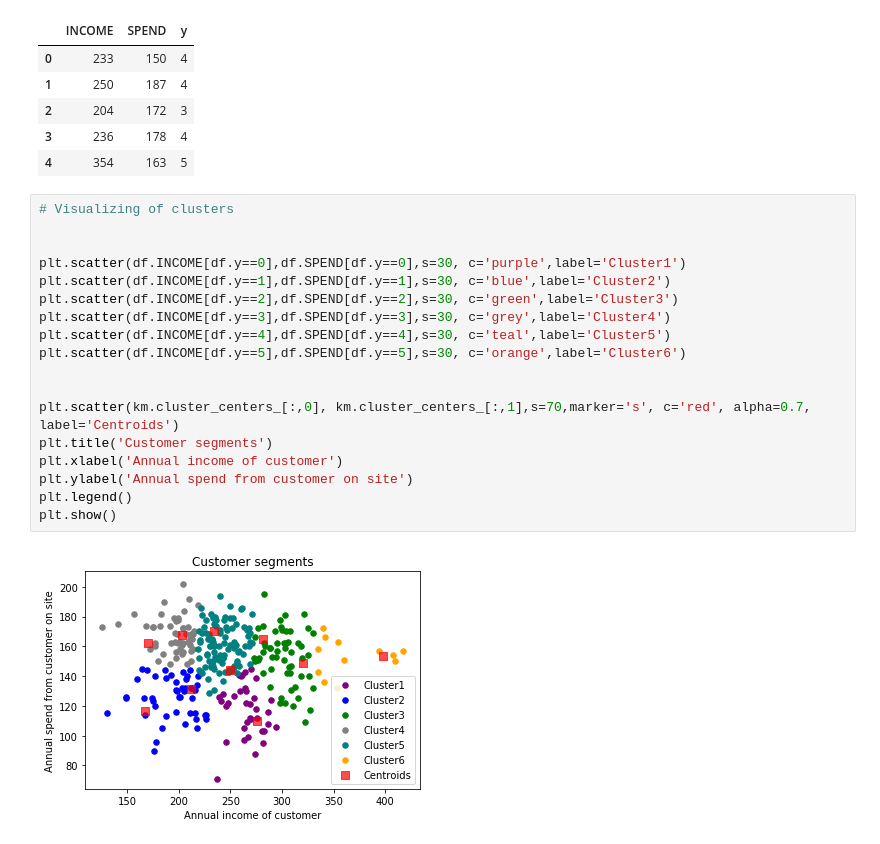
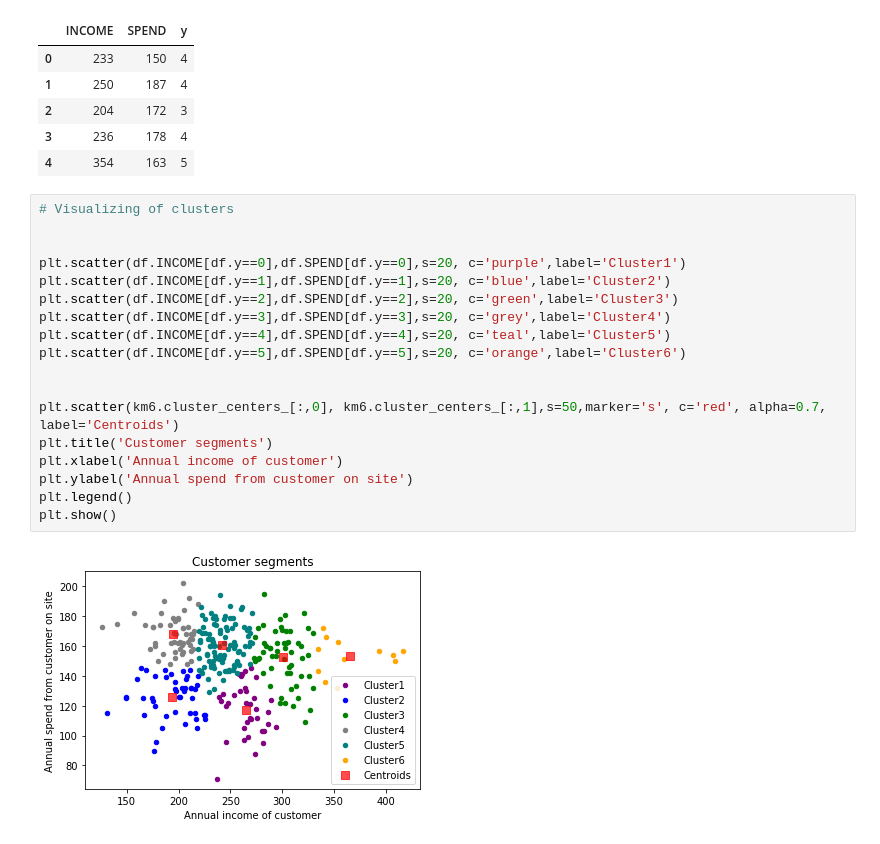
Before and after one commit to shreyamk/Customer_Segmentation, a Jupyter notebook: customer_segmentation.ipynb, the cells around one changed output. Drawn from its saved outputs; the diff is of its cells as text.

```diff
--- a/customer_segmentation.ipynb
+++ b/customer_segmentation.ipynb
@@ -97,20 +97,20 @@ df.head()
 # %%
 # Visualizing of clusters
 
 
-plt.scatter(df.INCOME[df.y==0],df.SPEND[df.y==0],s=30, c='purple',label='Cluster1')
-plt.scatter(df.INCOME[df.y==1],df.SPEND[df.y==1],s=30, c='blue',label='Cluster2')
-plt.scatter(df.INCOME[df.y==2],df.SPEND[df.y==2],s=30, c='green',label='Cluster3')
-plt.scatter(df.INCOME[df.y==3],df.SPEND[df.y==3],s=30, c='grey',label='Cluster4')
-plt.scatter(df.INCOME[df.y==4],df.SPEND[df.y==4],s=30, c='teal',label='Cluster5')
-plt.scatter(df.INCOME[df.y==5],df.SPEND[df.y==5],s=30, c='orange',label='Cluster6')
+plt.scatter(df.INCOME[df.y==0],df.SPEND[df.y==0],s=20, c='purple',label='Cluster1')
+plt.scatter(df.INCOME[df.y==1],df.SPEND[df.y==1],s=20, c='blue',label='Cluster2')
+plt.scatter(df.INCOME[df.y==2],df.SPEND[df.y==2],s=20, c='green',label='Cluster3')
+plt.scatter(df.INCOME[df.y==3],df.SPEND[df.y==3],s=20, c='grey',label='Cluster4')
+plt.scatter(df.INCOME[df.y==4],df.SPEND[df.y==4],s=20, c='teal',label='Cluster5')
+plt.scatter(df.INCOME[df.y==5],df.SPEND[df.y==5],s=20, c='orange',label='Cluster6')
 
 
-plt.scatter(km.cluster_centers_[:,0], km.cluster_centers_[:,1],s=70,marker='s', c='red', alpha=0.7, label='Centroids')
+plt.scatter(km6.cluster_centers_[:,0], km6.cluster_centers_[:,1],s=50,marker='s', c='red', alpha=0.7, label='Centroids')
 plt.title('Customer segments')
 plt.xlabel('Annual income of customer')
 plt.ylabel('Annual spend from customer on site')
 plt.legend()
 plt.show()
 # %% [output]
-[figure, old version]
+[figure, new version]
```
